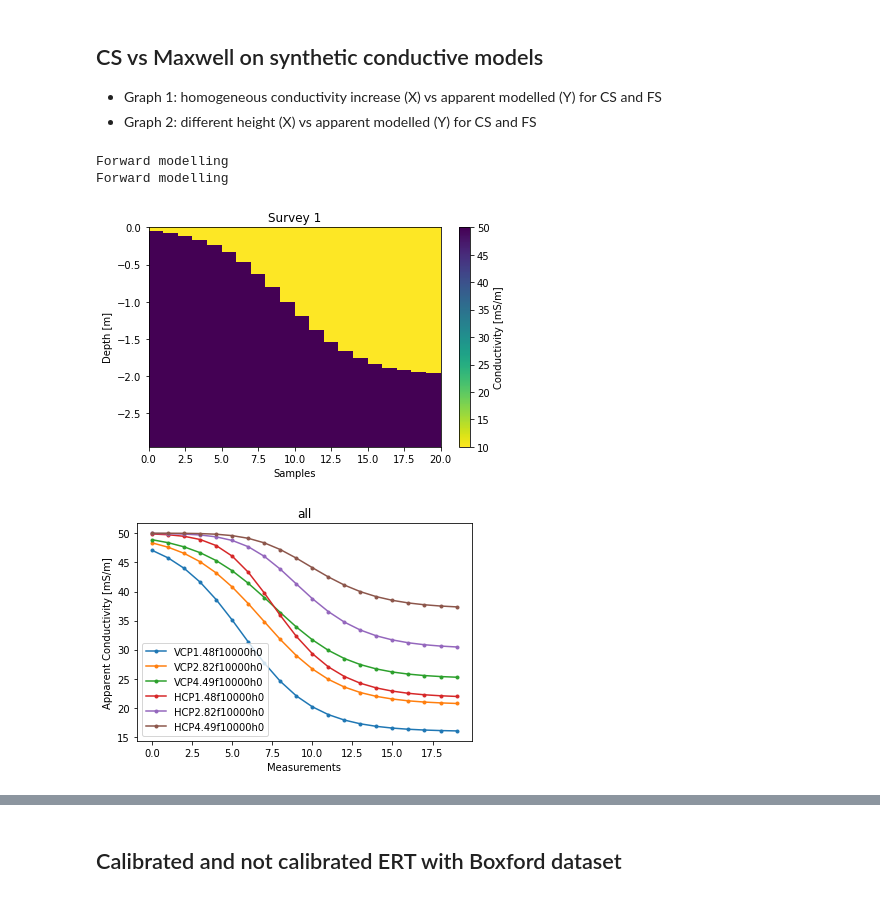
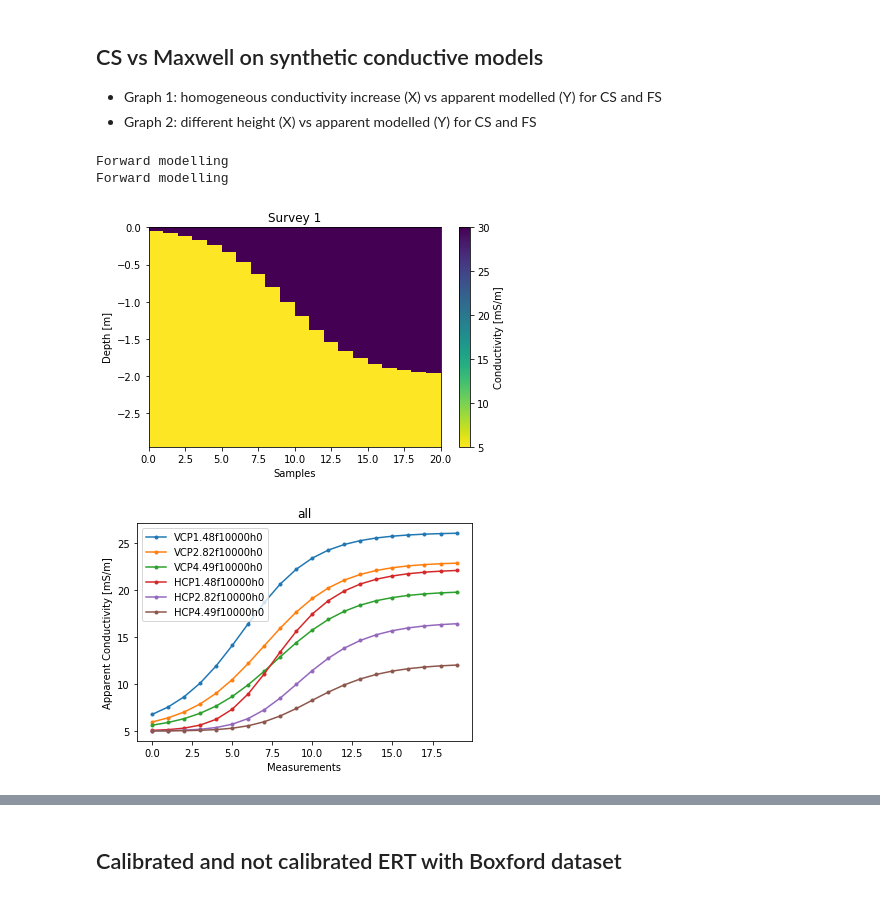
Before and after one commit to hkexgroup/emagpy, a Jupyter notebook: src/em-paper.ipynb, the cells around one changed output, grey strips where cells are left out. Saved outputs shown, nothing was run; the diff lists cells and outputs as text; code cells hidden in the pictures.

```diff
--- a/src/em-paper.ipynb
+++ b/src/em-paper.ipynb
@@ -97,33 +97,33 @@ fig.savefig(outputdir + 'cs-maxwell.jpg', dpi=500)
 # %%
 # parameters for the synthetic model
 nlayer = 2
 npos = 20 # number of positions/sampling location
-conds = np.ones((npos, nlayer))*[10, 50]
+conds = np.ones((npos, nlayer))*[30, 5]
 x = np.linspace(0.1, 2, npos)[:,None]
 depths = 0 + 2/(1+np.exp(-4*(x-1)))
 
 coils0 = ['VCP1.48f10000h0', 'VCP2.82f10000h0', 'VCP4.49f10000h0',
           'HCP1.48f10000h0', 'HCP2.82f10000h0', 'HCP4.49f10000h0']
 coils1 = ['VCP1.48f10000h1', 'VCP2.82f10000h1', 'VCP4.49f10000h1',
           'HCP1.48f10000h1', 'HCP2.82f10000h1', 'HCP4.49f10000h1']
 
 # 0 m no noise
 k0 = Problem()
 k0.setModels([depths], [conds])
 dfs = k0.forward(forwardModel='FSeq', coils=coils0, noise=0.0)
 
 # at 1 m no noise
 k1 = Problem()
 k1.setModels([depths], [conds])
 dfs = k1.forward(forwardModel='FSeq', coils=coils1, noise=0.0)
 
 k0.showResults()
 k0.show()
 # %% [output]
 Forward modelling
 Forward modelling
-[figure, old version]
+[figure, new version]
-[figure, old version]
+[figure, new version]
 # %%
 # set initial model for inversion
 k0.setInit(depths0=[0.5], fixedDepths=[False])
```
Also changed, not shown: parts of 9 cells of this notebook, 5 other files.
